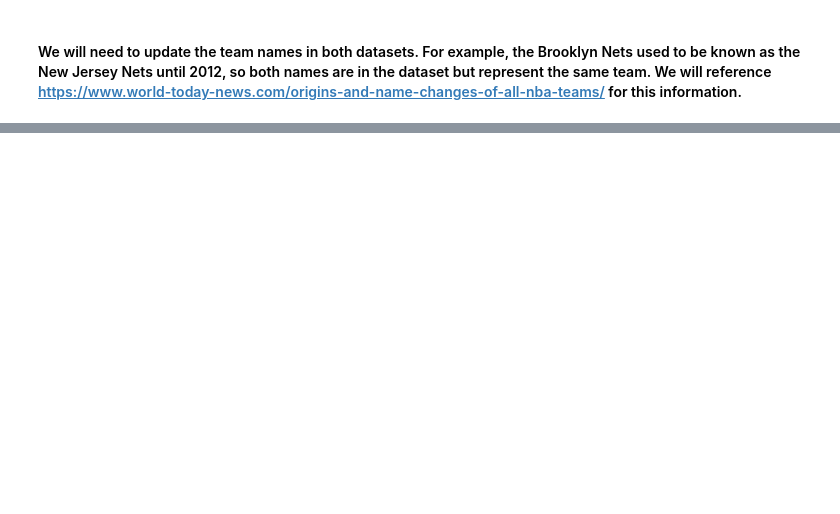
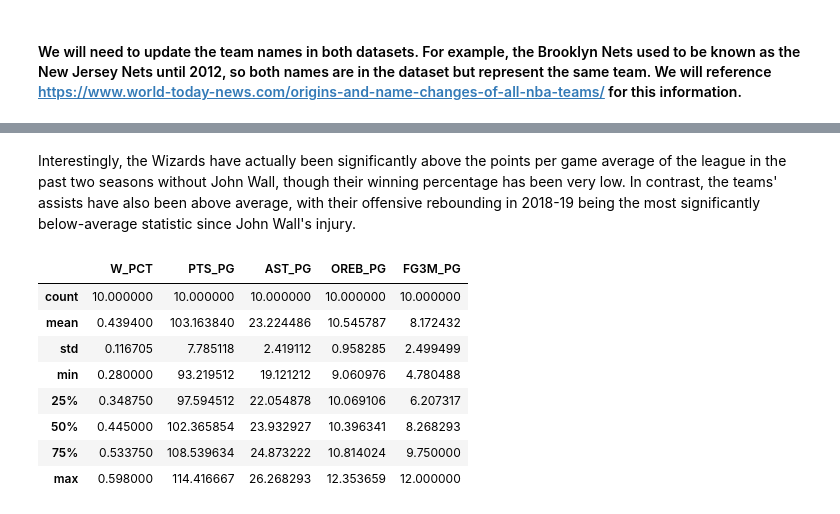
Before and after one commit to jakesutor/NBA-Analysis, a Jupyter notebook: Initial-Data-Exploration.ipynb, the cells around one changed output, grey strips where cells are left out. Cells and saved outputs as stored; diff of their text form; code cells hidden in the pictures; blank space fills up the shorter version.

```diff
--- a/Initial-Data-Exploration.ipynb
+++ b/Initial-Data-Exploration.ipynb
@@ -226,0 +310,14 @@ all_def_stats.head(5)
+# %% [markdown]
+Interestingly, the Wizards have actually been significantly above the points per game average of the league in the past two seasons without John Wall, though their winning percentage has been very low. In contrast, the teams' assists have also been above average, with their offensive rebounding in 2018-19 being the most significantly below-average statistic since John Wall's injury.
+# %%
+wiz_stats[['W_PCT','PTS_PG','AST_PG','OREB_PG','FG3M_PG']].describe()
+# %% [output]
+|  | W_PCT | PTS_PG | AST_PG | OREB_PG | FG3M_PG |
+| count | 10.000000 | 10.000000 | 10.000000 | 10.000000 | 10.000000 |
+| mean | 0.439400 | 103.163840 | 23.224486 | 10.545787 | 8.172432 |
+| std | 0.116705 | 7.785118 | 2.419112 | 0.958285 | 2.499499 |
+| min | 0.280000 | 93.219512 | 19.121212 | 9.060976 | 4.780488 |
+| 25% | 0.348750 | 97.594512 | 22.054878 | 10.069106 | 6.207317 |
+| 50% | 0.445000 | 102.365854 | 23.932927 | 10.396341 | 8.268293 |
+| 75% | 0.533750 | 108.539634 | 24.873222 | 10.814024 | 9.750000 |
+| max | 0.598000 | 114.416667 | 26.268293 | 12.353659 | 12.000000 |
```
Also changed, not shown: parts of 79 cells of this notebook, 4 other files.
